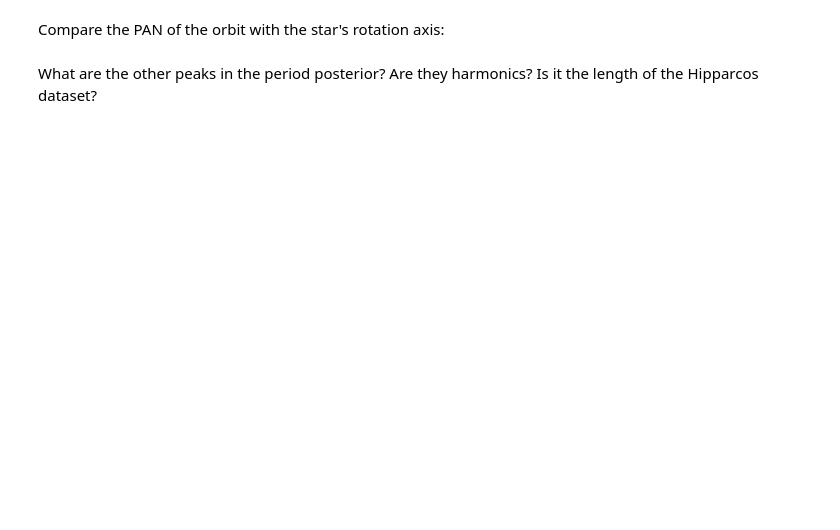
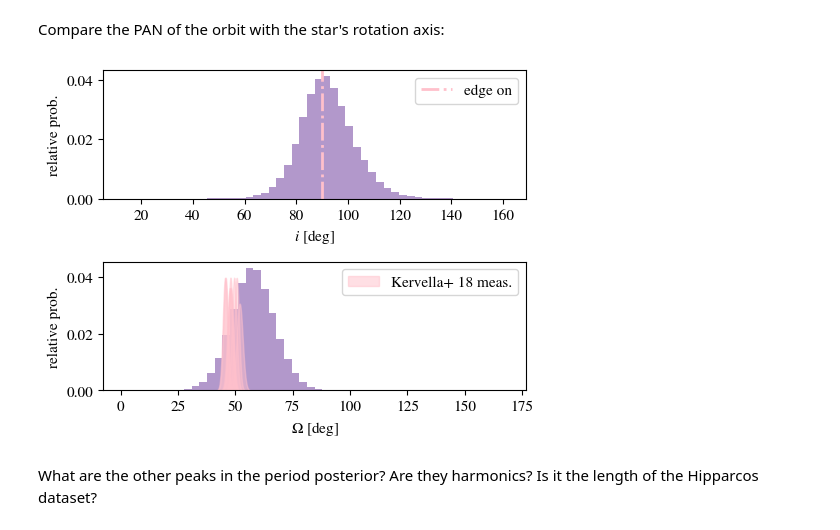
Before and after one commit to sblunt/betelgeuse, a Jupyter notebook: is_it_real.ipynb, the cells around one changed output. Cells and saved outputs as stored; diff of their text form; code cells hidden in the pictures; blank space fills up the shorter version.

```diff
--- a/is_it_real.ipynb
+++ b/is_it_real.ipynb
@@ -665,6 +501,9 @@ ax[0].set_xlim(24.5, 29)
 ax[1].set_xlim(9, 12)
 ax[0].set_xlabel("$\mu_{\\alpha^{*}}$  [mas/yr]")
 ax[1].set_xlabel("$\mu_{\\delta}$ [mas/yr]")
+
+for a in ax:
+    a.set_ylabel("relative prob.")
 plt.tight_layout()
-plt.savefig("plots/pm_compare.png", dpi=250)
+plt.savefig("plots/pm_compare.pdf", dpi=250)
 # %% [output]
@@ -698,43 +539,55 @@ from scipy.stats import norm
 
 """
 Ref for PAN of Betelgeuse:
 https://www.aanda.org/articles/aa/full_html/2018/01/aa31761-17/T4.html
 """
 
 beetle_rot_pan = [
     (48.0, 1.1),
     (47.6, 1.1),
     (49.5, 1.0),
     (47.9, 1.0),
     (51.9, 1.3),
     (50.6, 1.0),
     (45.5, 1.0),
     (45.8, 1.0),
 ]
 
-fig, ax = plt.subplots(2, 1)
-ax[0].hist(np.degrees(inc_post), bins=50, color="rebeccapurple", density=True)
-ax[0].axvline(90, color="hotpink", ls="-.", label="edge on")
+inc_post = results_1A.post[:, beetle_results.system.param_idx["inc1"]]
+pan_post = results_1A.post[:, beetle_results.system.param_idx["pan1"]]
+
+fig, ax = plt.subplots(2, 1, figsize=(5, 4))
+ax[0].hist(
+    np.degrees(inc_post), bins=50, color="rebeccapurple", density=True, alpha=0.5
+)
+ax[0].axvline(90, color="pink", ls="-.", label="edge on", lw=2)
 ax[0].legend()
-ax[1].hist(np.degrees(pan_post) % 180, bins=50, color="rebeccapurple", density=True)
+ax[1].hist(
+    np.degrees(pan_post), bins=50, color="rebeccapurple", alpha=0.5, density=True
+)
 
 xs = np.linspace(25, 60, 200)
 for i, (pan_est, pan_unc) in enumerate(beetle_rot_pan):
     gaussian_pdf = norm(pan_est, pan_unc).pdf(xs)
     ax[1].fill_between(
         xs,
         gaussian_pdf / 10,
         np.zeros_like(xs),
-        color="hotpink",
-        alpha=0.2,
-        label="Kervella+ 17 meas.",
+        color="pink",
+        alpha=0.5,
+        label="Kervella+ 18 meas.",
     )
     if i == 0:
         ax[1].legend()
-ax[0].set_xlabel("inc [deg]")
-ax[1].set_xlabel("$\Omega_{{\\mathrm{{B}}}}$ % 180 [deg]")
+ax[0].set_xlabel("$i$ [deg]")
+ax[1].set_xlabel("$\Omega$ [deg]")
 plt.tight_layout()
-plt.savefig("{}/mutual_inc.png".format(savedir), dpi=250)
+
+for a in ax:
+    a.set_ylabel("relative prob.")
+plt.savefig("{}/mutual_inc.pdf".format(savedir), dpi=250)
+# %% [output]
+[figure, added]
 # %% [markdown]
 What are the other peaks in the period posterior? Are they harmonics? Is it the length of the Hipparcos dataset?
 # %%
```
Also changed, not shown: parts of 9 cells of this notebook, 25 other files.
